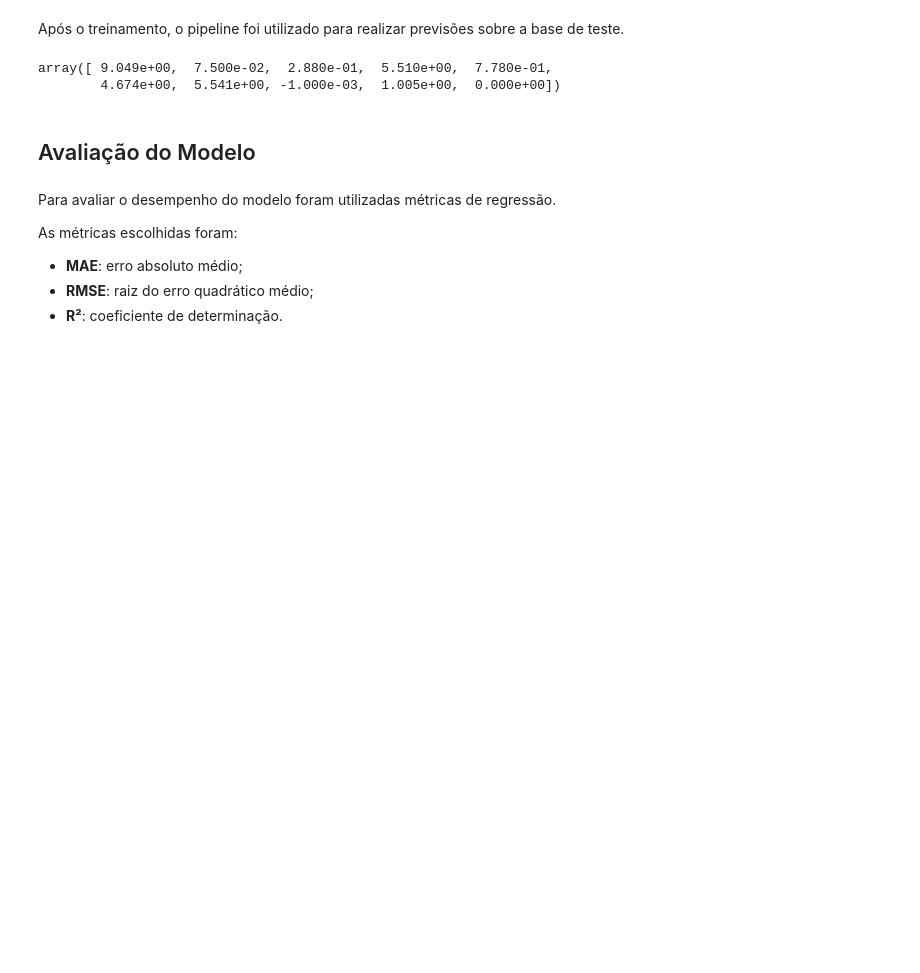
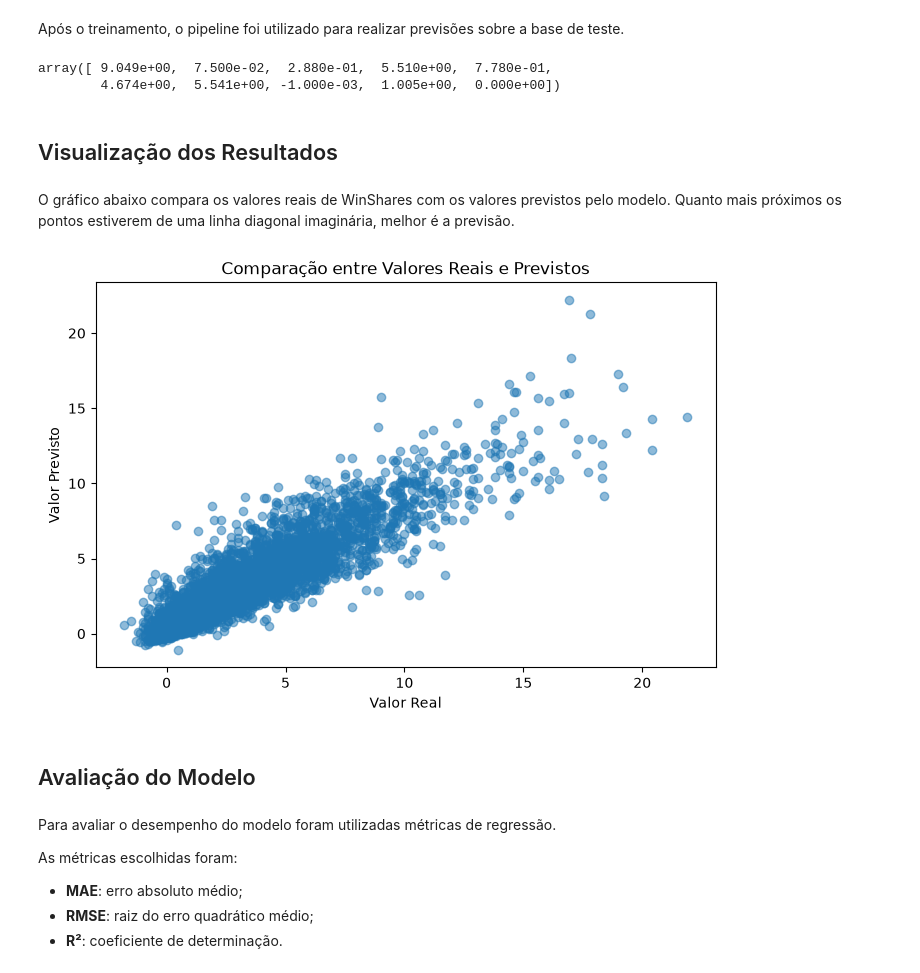
Before and after one commit to arrualuiz/56-machine-learning-nba, a Jupyter notebook: nba2.ipynb, the cells around one changed output. Cells and saved outputs as stored; diff of their text form; code cells hidden in the pictures; blank space fills up the shorter version.

```diff
--- a/nba2.ipynb
+++ b/nba2.ipynb
@@ -172,6 +174,21 @@ predicoes[:10]
 # %% [output]
 array([ 9.049e+00,  7.500e-02,  2.880e-01,  5.510e+00,  7.780e-01,
         4.674e+00,  5.541e+00, -1.000e-03,  1.005e+00,  0.000e+00])
+# %% [markdown]
+## Visualização dos Resultados
+# %% [markdown]
+O gráfico abaixo compara os valores reais de WinShares com os valores previstos pelo modelo. Quanto mais próximos os pontos estiverem de uma linha diagonal imaginária, melhor é a previsão.
+# %%
+import matplotlib.pyplot as plt
+
+plt.figure(figsize=(8, 5))
+plt.scatter(y_test, predicoes, alpha=0.5)
+plt.xlabel('Valor Real')
+plt.ylabel('Valor Previsto')
+plt.title('Comparação entre Valores Reais e Previstos')
+plt.show()
+# %% [output]
+[figure, added]
 # %% [markdown]
 ## Avaliação do Modelo
 # %% [markdown]
```
Also changed, not shown: parts of 4 cells of this notebook.
